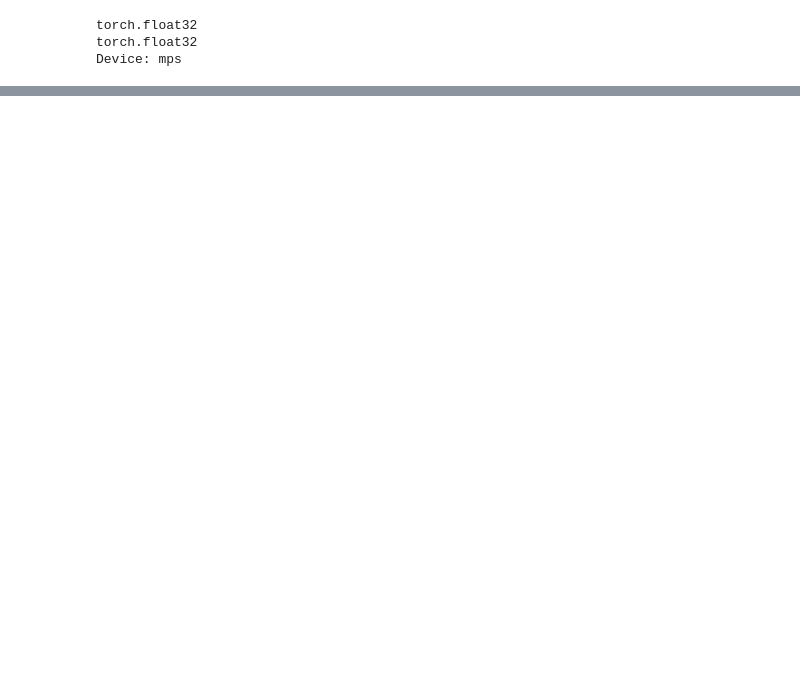
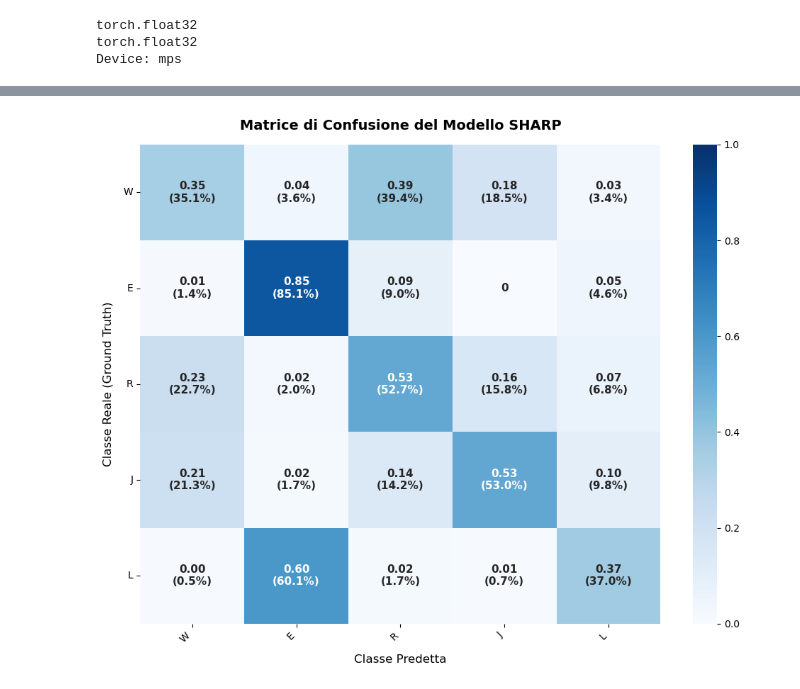
Before and after one commit to RaffaeleSabatini/Human-Activity-Recognition-using-Wifi, a Jupyter notebook: main.ipynb, the cells around one changed output, grey strips where cells are left out. Saved outputs shown, nothing was run; the diff lists cells and outputs as text; code cells hidden in the pictures; blank space fills up the shorter version.

Commit message:
Adding confusion matrix and renaming files

```diff
--- a/main.ipynb
+++ b/main.ipynb
@@ -148,0 +210,2 @@ plot_loss(train_loss, test_loss, train_acc*100, test_acc)
+# %%
+confusion_matrix = compute_confusion_matrix(sharp_model, test_dataset, LABELS, device, True)
@@ -148,0 +248,4 @@ plot_loss(train_loss, test_loss, train_acc*100, test_acc)
+# %%
+plot_confusion_matrix(confusion_matrix, LABELS)
+# %% [output]
+[figure, added]
```
Also changed, not shown: parts of 16 cells of this notebook, 4 other files.
